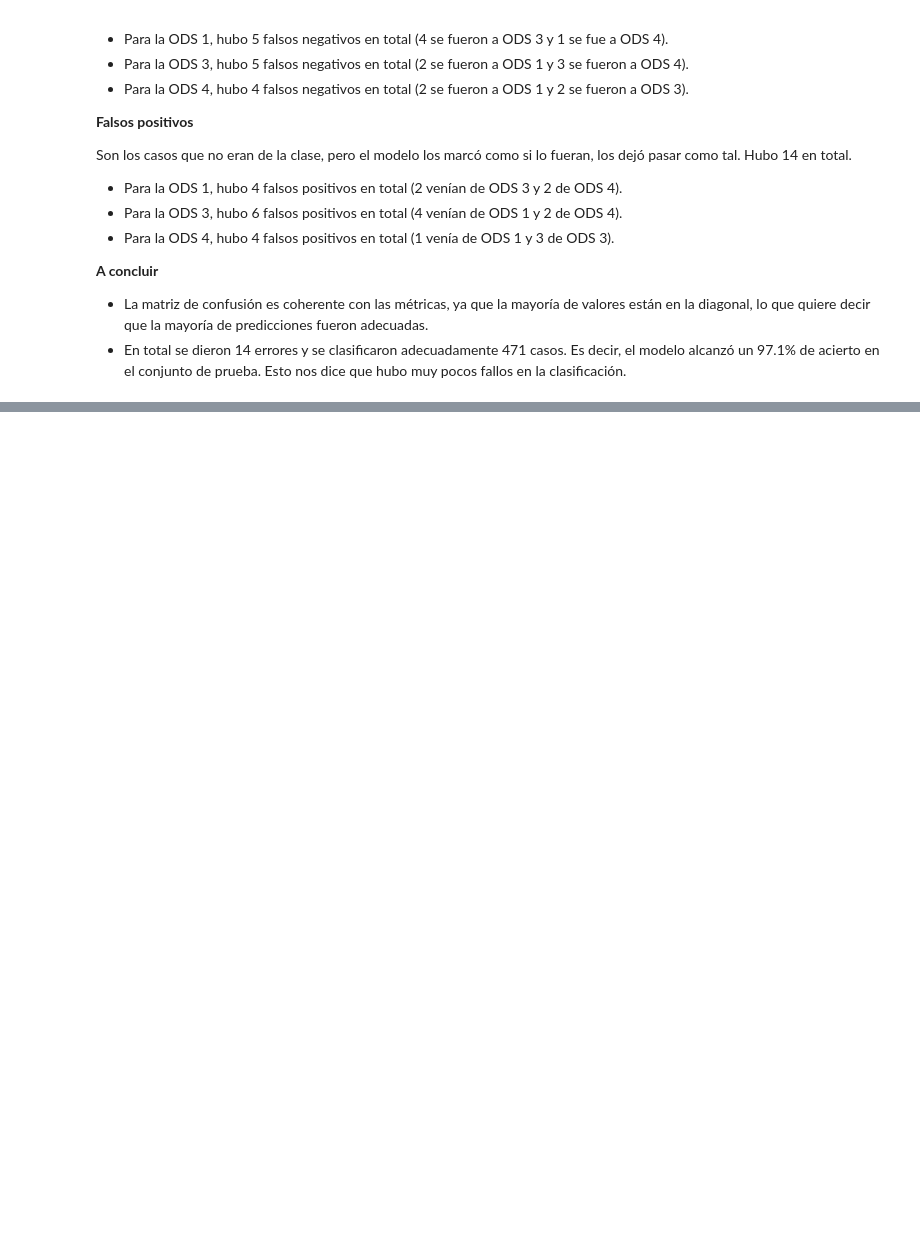
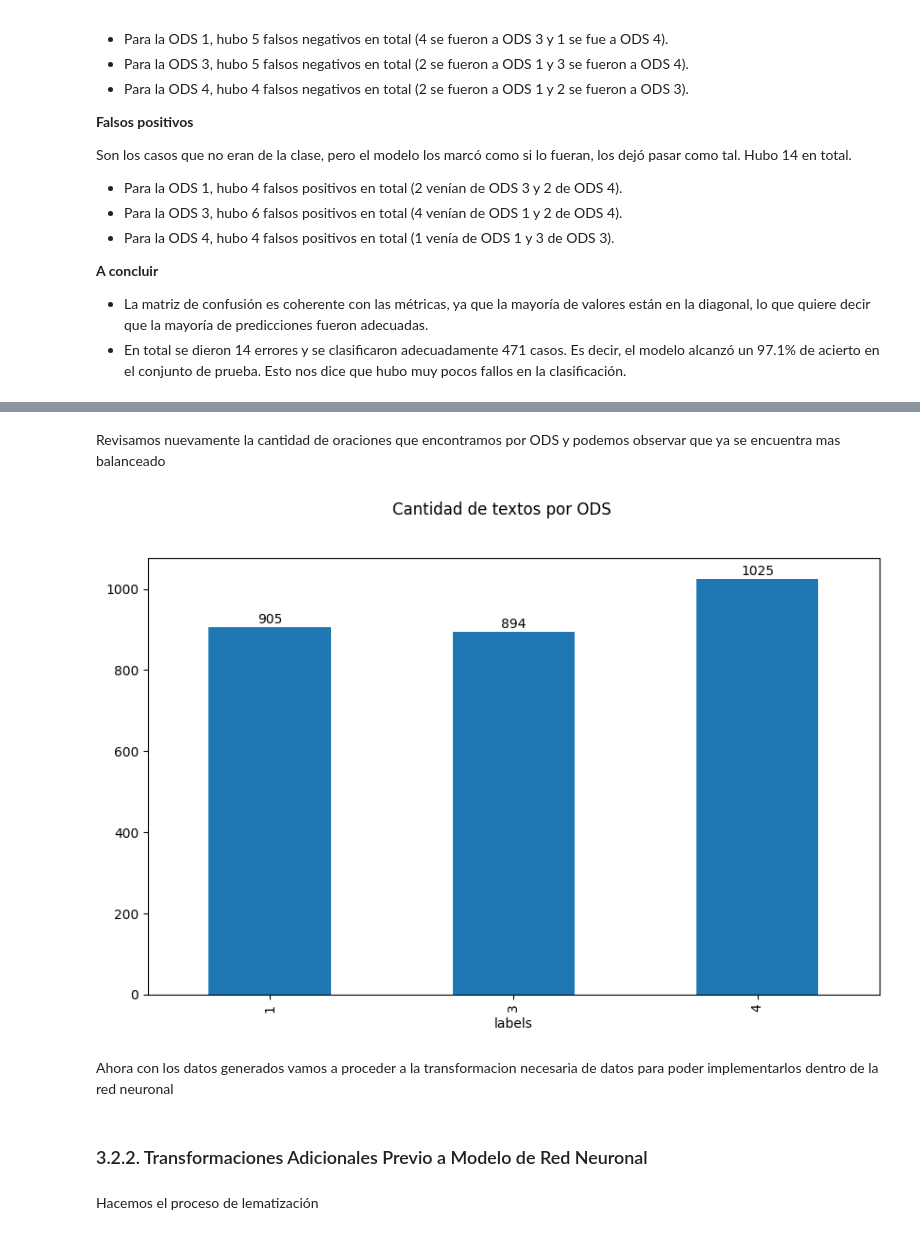
Before and after one commit to AnaHernandez20/Proyecto1E1-BI, a Jupyter notebook: Etapa1_ODS.ipynb, the cells around one changed output, grey strips where cells are left out. Saved outputs shown, nothing was run; the diff lists cells and outputs as text; code cells hidden in the pictures; blank space fills up the shorter version.

Commit message:
Red Neuronal Listo

```diff
--- a/Etapa1_ODS.ipynb
+++ b/Etapa1_ODS.ipynb
@@ -776,0 +946,31 @@ El desbalance se usa con el parámetro `class_weight="balanced"` en la implement
+# %%
+# Generar textos sintéticos para balancear la clase minoritaria (ODS 1)
+def generar_textos_sinteticos(modelo_markov, num_textos=400, longitud_promedio=62):
+    textos_sinteticos = []
+
+    for _ in range(num_textos):
+        # Generar texto base con cadena de Markov
+        texto_generado = crear_oracion(modelo_markov, length=longitud_promedio)
+
+        # Aplicar reemplazo de sinónimos para mayor variabilidad
+        texto_str = " ".join(texto_generado)
+        texto_con_sinonimos = reemplazar_sinonimos(texto_str, n=2)
+
+        # Convertir de vuelta a tokens
+        tokens_sinteticos = texto_con_sinonimos.split()
+        textos_sinteticos.append(tokens_sinteticos)
+    return textos_sinteticos
+
+# Generar aproximadamente 400 textos sintéticos para balancear la clase 1
+textos_sinteticos = generar_textos_sinteticos(markov_model, num_textos=400, longitud_promedio=62)
+
+print(f"Se generaron {len(textos_sinteticos)} textos sintéticos")
+print("\nEjemplos de textos sintéticos generados:")
+for i in range(3):
+    print(f"Texto {i+1}: {' '.join(textos_sinteticos[i])}")
+
+# Crear un DataFrame con los textos sintéticos tokenizados y la etiqueta 1
+df_sinteticos = pd.DataFrame({
+    "tokens_limpios": [ texto for texto in textos_sinteticos],
+    'labels': [1] * len(textos_sinteticos)
+})
@@ -776,0 +984,4 @@ El desbalance se usa con el parámetro `class_weight="balanced"` en la implement
+# %%
+# Copiar dataframe original y a ese añadir los textos sintéticos
+df_ods_aumentado = pd.concat([df_ods[["tokens_limpios", 'labels']], df_sinteticos], ignore_index=True)
+df_ods_aumentado
@@ -776,0 +1002,19 @@ El desbalance se usa con el parámetro `class_weight="balanced"` en la implement
+# %% [markdown]
+Revisamos nuevamente la cantidad de oraciones que encontramos por ODS y podemos observar que ya se encuentra mas balanceado
+# %%
+#Hagamos un diagrama de barras para ver la cantidad de textos por ODS
+fig, ax = plt.subplots(figsize=(10, 6))
+df_ods_aumentado['labels'].value_counts().sort_index().plot(kind='bar', ax=ax)
+fig.suptitle('Cantidad de textos por ODS')
+#Pongamos el valor encima de cada barra
+for indice_barra, valor in enumerate(df_ods_aumentado['labels'].value_counts().sort_index()):
+    ax.text(indice_barra, valor + 3, str(valor), ha='center', va='bottom')
+plt.show()
+# %% [output]
+[figure, added]
+# %% [markdown]
+Ahora con los datos generados vamos a proceder a la transformacion necesaria de datos para poder implementarlos dentro de la red neuronal
+# %% [markdown]
+### 3.2.2. Transformaciones Adicionales Previo a Modelo de Red Neuronal
+# %% [markdown]
+Hacemos el proceso de lematización
```
Also changed, not shown: parts of 32 cells of this notebook, 1 other file.
